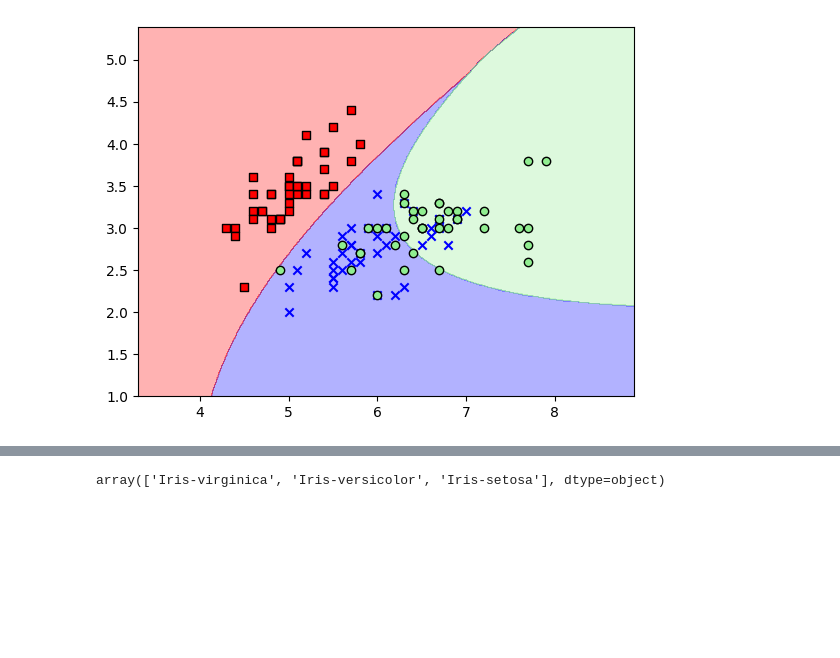
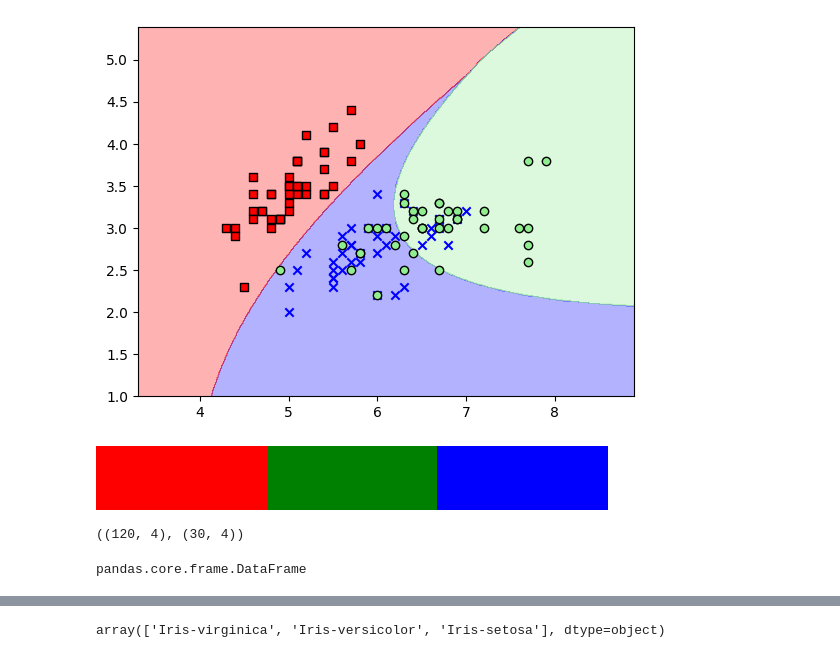
Before and after one commit to MaximillianJacob/Udemy, a Jupyter notebook: machine_learning_classification_bootcamp_in_python/py/3_KNN/K-Nearest Neighbour for IRIS plant Classification - Questions.ipynb, the cells around one changed output, grey strips where cells are left out. Cells and saved outputs as stored; diff of their text form; code cells hidden in the pictures; blank space fills up the shorter version.

```diff
--- a/machine_learning_classification_bootcamp_in_python/py/3_KNN/K-Nearest Neighbour for IRIS plant Classification - Questions.ipynb
+++ b/machine_learning_classification_bootcamp_in_python/py/3_KNN/K-Nearest Neighbour for IRIS plant Classification - Questions.ipynb
@@ -1341,3 +1341,16 @@ for i, j in enumerate(np.unique(y_set)):
                 marker=markers[i])
 # %% [output]
 [figure]
+# %%
+colors = ['red', 'green', 'blue', 'cyan', 'gray']
+ListedColormap(colors[:len(np.unique(y_train2))])
+# %% [output]
+[figure, added]
+# %%
+X_train2.shape, X_test2.shape
+# %% [output]
+((120, 4), (30, 4))
+# %%
+type(X_test2)
+# %% [output]
+pandas.core.frame.DataFrame
```
Also changed, not shown: parts of 7 cells of this notebook.
